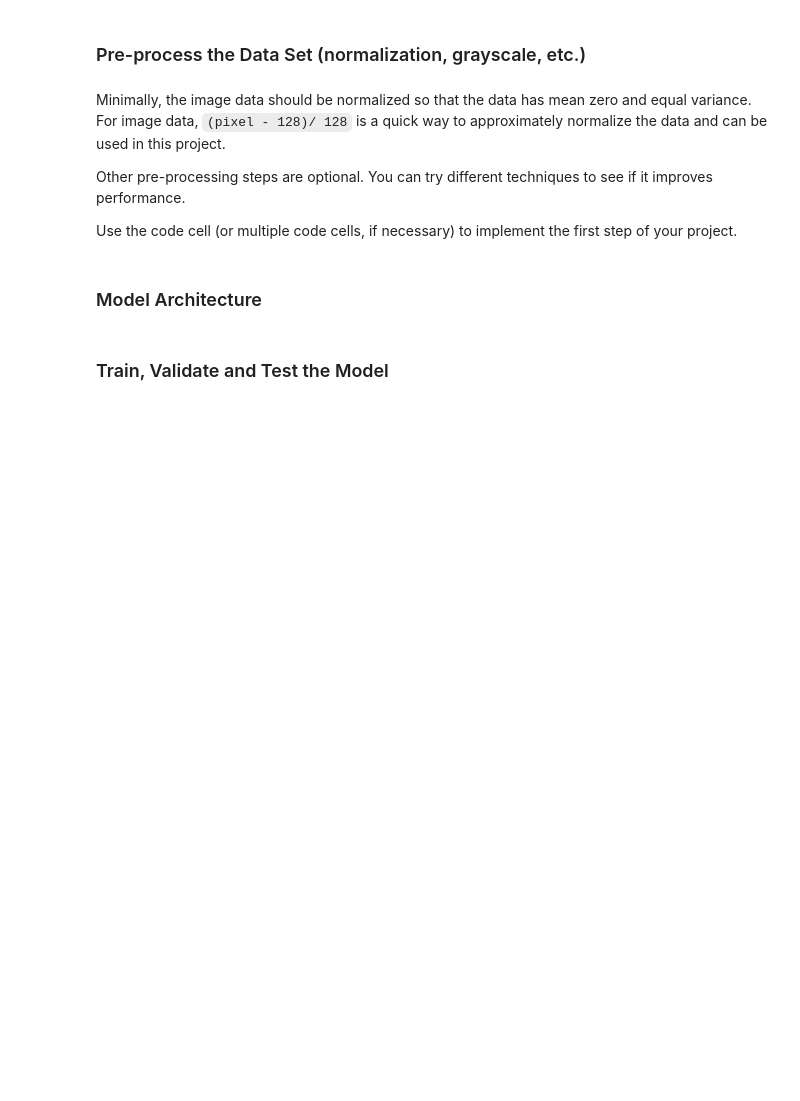
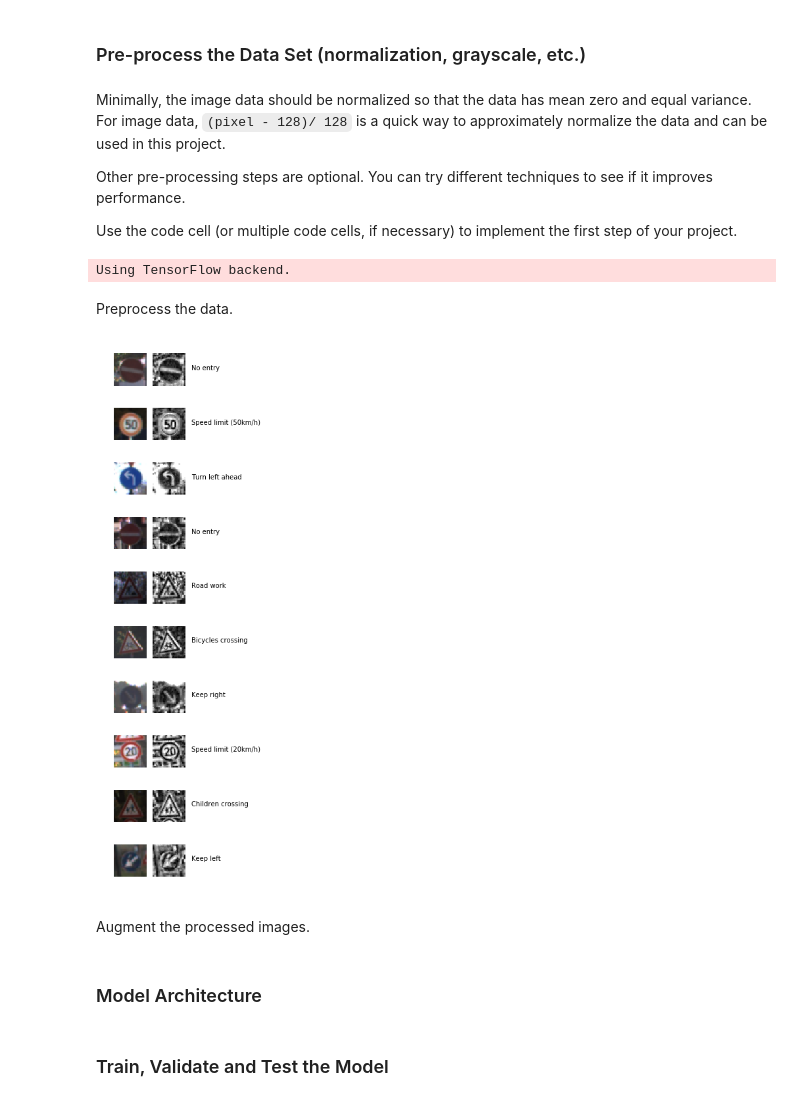
Before and after one commit to boardthatpowder/CarND-Traffic-Sign-Classifier-Project, a Jupyter notebook: Traffic_Sign_Classifier.ipynb, the cells around one changed output. Drawn from its saved outputs; the diff is of its cells as text; code cells hidden in the pictures; blank space fills up the shorter version.

```diff
--- a/Traffic_Sign_Classifier.ipynb
+++ b/Traffic_Sign_Classifier.ipynb
@@ -157,8 +183,30 @@ X_valid_normalized=(X_valid-128)/128
-# %%
-# shuffle the data
-
-from sklearn.utils import shuffle
-
-X_train_normalized, y_train = shuffle(X_train_normalized, y_train)
-X_test_normalized, y_test = shuffle(X_test_normalized, y_test)
-X_valid_normalized, y_valid = shuffle(X_valid_normalized, y_valid)
+# %%
+from keras.preprocessing.image import ImageDataGenerator
+
+# Per http://yann.lecun.com/exdb/publis/pdf/sermanet-ijcnn-11.pdf:
+#   Additionally, we build a jittered dataset by adding 5 transformed versions of
+#   the original training set, yielding 126,750 samples in total. Samples are randomly
+#   perturbed in position ([-2,2] pixels), in scale ([.9,1.1] ratio) and rotation ([-15,+15] degrees)
+def augment_dataset(X, y):
+    datagen = ImageDataGenerator(
+        rotation_range=15,
+        width_shift_range=[-2,2],
+        height_shift_range=[-2,2],
+        zoom_range=0.1)
+
+    datagen.fit(X)
+
+    i=0
+    total=5
+    X_aug=[]
+    y_aug=[]
+    for X_batch, y_batch in datagen.flow(X, y, batch_size=X.shape[0]):
+        X_aug.extend(X_batch)
+        y_aug.extend(y_batch)
+        i+=1
+        if i>total:
+            break
+
+    return np.array(X_aug), np.array(y_aug)
+# %% [output]
+Using TensorFlow backend.
@@ -164,0 +234,36 @@ X_valid_normalized, y_valid = shuffle(X_valid_normalized, y_valid)
+# %% [markdown]
+Preprocess the data.
+# %%
+
+X_train_preprocessed = np.empty((X_train.shape[0],X_train.shape[1],X_train.shape[2],1)).astype(np.float32)
+for idx, img in enumerate(X_train):
+    X_train_preprocessed[idx] = preprocess(img)
+
+X_valid_preprocessed = np.empty((X_valid.shape[0],X_valid.shape[1],X_valid.shape[2],1)).astype(np.float32)
+for idx, img in enumerate(X_valid):
+    X_valid_preprocessed[idx] = preprocess(img)
+
+X_test_preprocessed = np.empty((X_test.shape[0],X_test.shape[1],X_test.shape[2],1)).astype(np.float32)
+for idx, img in enumerate(X_test):
+    X_test_preprocessed[idx] = preprocess(img)
+# %%
+# compare pre-processed images with originals
+
+def display_random_preprocessed_images(X_data, X_data_processed, y_data, total=10):
+    cols=3
+    fig, axs = plt.subplots(ncols=cols, nrows=total, figsize=(3,15))
+    for i, idx in enumerate(random.sample(range(0, n_train-1), total)):
+        axs[i,0].axis('off')
+        axs[i,1].axis('off')
+        axs[i,2].axis('off')
+        axs[i,0].imshow( X_data[idx])
+        axs[i,1].imshow( X_data_processed[idx].squeeze(), cmap='gray')
+        y=y_data[idx]
+        signname=signnames[signnames.ClassId==y].SignName.item()
+        axs[i,2].text(0, 0.5, signname)
+
+display_random_preprocessed_images(X_train, X_train_preprocessed, y_train)
+# %% [output]
+[figure, added]
+# %% [markdown]
+Augment the processed images.
```
Also changed, not shown: parts of 31 cells of this notebook, 15 other files.
